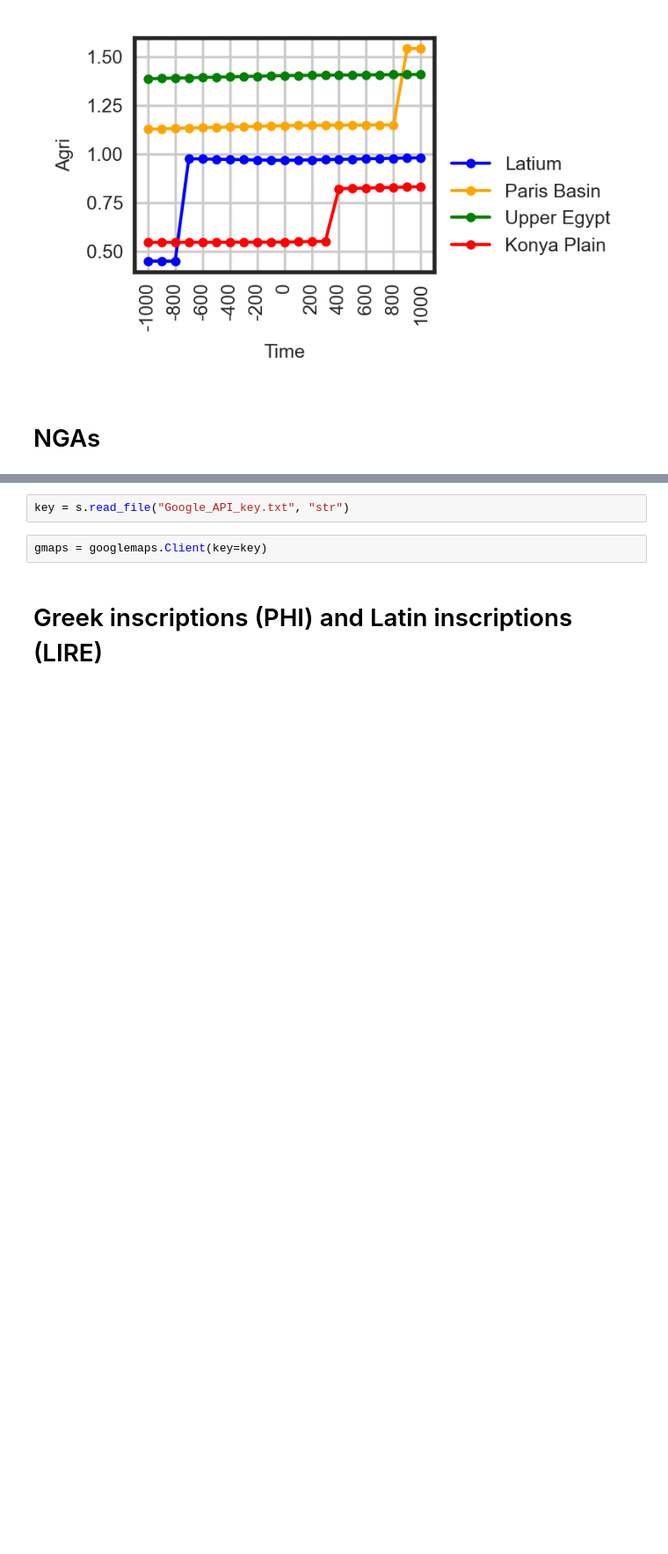
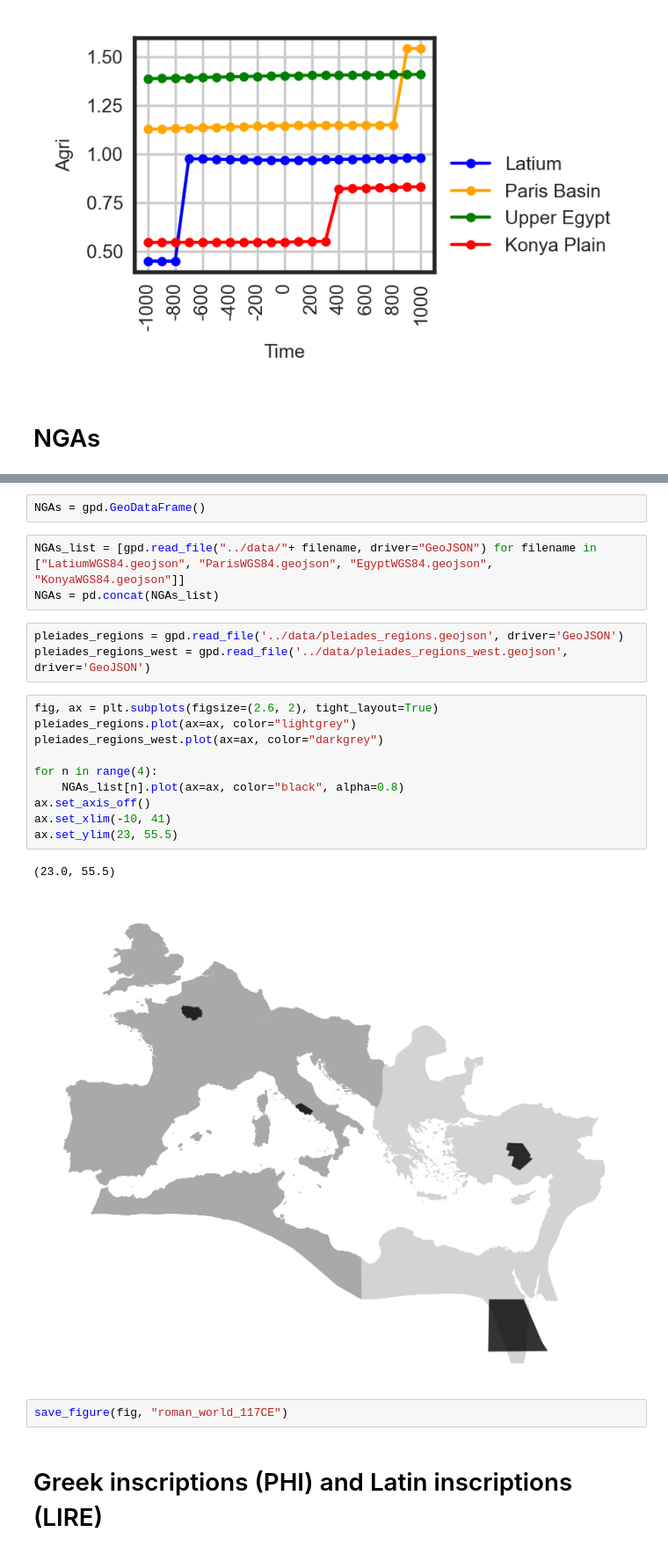
Before and after one commit to kasev/MSRagri, a Jupyter notebook: scripts/analysis.ipynb, the cells around one changed output, grey strips where cells are left out. Shown at 88% size. Saved outputs shown, nothing was run; the diff lists cells and outputs as text; blank space fills up the shorter version.

```diff
--- a/scripts/analysis.ipynb
+++ b/scripts/analysis.ipynb
@@ -405,7 +418,26 @@ endpoint variable has been configured to: https://sciencedata.dk/files/
-# %%
-key = s.read_file("Google_API_key.txt", "str")
-# %%
-gmaps = googlemaps.Client(key=key)
+# %%
+NGAs = gpd.GeoDataFrame()
+# %%
+NGAs_list = [gpd.read_file("../data/"+ filename, driver="GeoJSON") for filename in ["LatiumWGS84.geojson", "ParisWGS84.geojson", "EgyptWGS84.geojson", "KonyaWGS84.geojson"]]
+NGAs = pd.concat(NGAs_list)
+# %%
+pleiades_regions = gpd.read_file('../data/pleiades_regions.geojson', driver='GeoJSON')
+pleiades_regions_west = gpd.read_file('../data/pleiades_regions_west.geojson', driver='GeoJSON')
+# %%
+fig, ax = plt.subplots(figsize=(2.6, 2), tight_layout=True)
+pleiades_regions.plot(ax=ax, color="lightgrey")
+pleiades_regions_west.plot(ax=ax, color="darkgrey")
+
+for n in range(4):
+    NGAs_list[n].plot(ax=ax, color="black", alpha=0.8)
+ax.set_axis_off()
+ax.set_xlim(-10, 41)
+ax.set_ylim(23, 55.5)
+# %% [output]
+(23.0, 55.5)
+[figure, added]
+# %%
+save_figure(fig, "roman_world_117CE")
 # %% [markdown]
 # Greek inscriptions (PHI) and Latin inscriptions (LIRE)
 # %%
```
Also changed, not shown: parts of 21 cells of this notebook, 10 other files.
